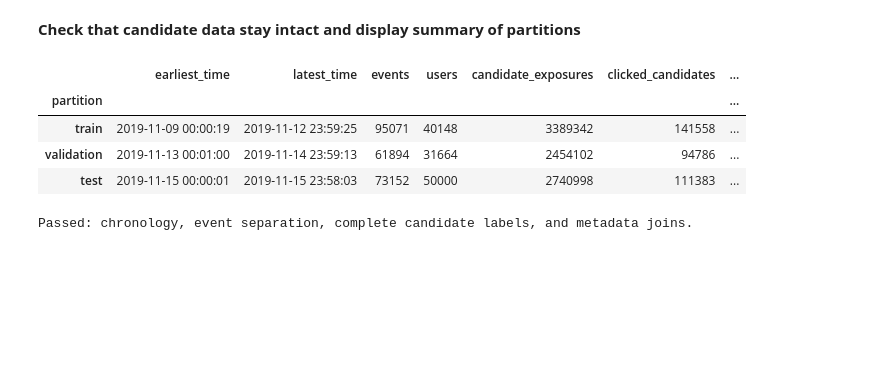
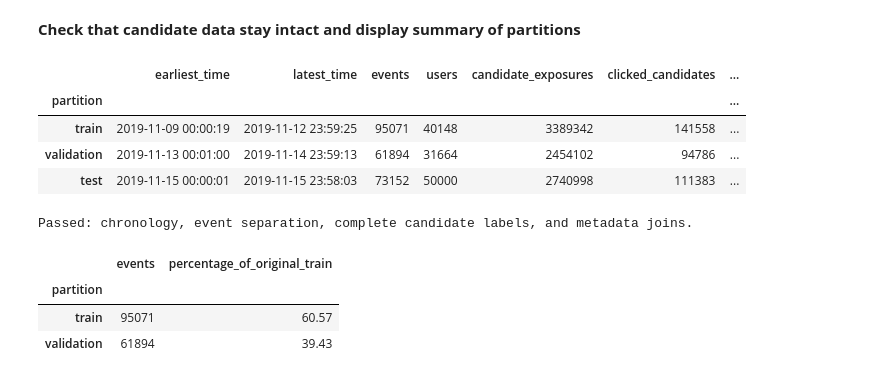
Before and after one commit to JariusF10-8/bt4222, a Jupyter notebook: notebooks/Dataset_Overview.ipynb, the cells around one changed output. Drawn from its saved outputs; the diff is of its cells as text; code cells hidden in the pictures; blank space fills up the shorter version.

Commit message:
checked temporal split percentage between training and validation set

```diff
--- a/notebooks/Dataset_Overview.ipynb
+++ b/notebooks/Dataset_Overview.ipynb
@@ -983,3 +983,20 @@ print("Passed: chronology, event separation, complete candidate labels, and meta
 | validation | 2019-11-13 00:01:00 | 2019-11-14 23:59:13 | 61894 | 31664 | 2454102 | 94786 | ... |
 | test | 2019-11-15 00:00:01 | 2019-11-15 23:58:03 | 73152 | 50000 | 2740998 | 111383 | ... |
 Passed: chronology, event separation, complete candidate labels, and metadata joins.
+# %%
+partition_sizes = split_summary.loc[
+    ["train", "validation"], ["events"]
+].copy()
+
+partition_sizes["percentage_of_original_train"] = (
+    partition_sizes["events"]
+    / partition_sizes["events"].sum()
+    * 100
+).round(2)
+
+display(partition_sizes)
+# %% [output]
+|  | events | percentage_of_original_train |
+| partition |  |  |
+| train | 95071 | 60.57 |
+| validation | 61894 | 39.43 |
```
Also changed, not shown: parts of 1 cell of this notebook.
